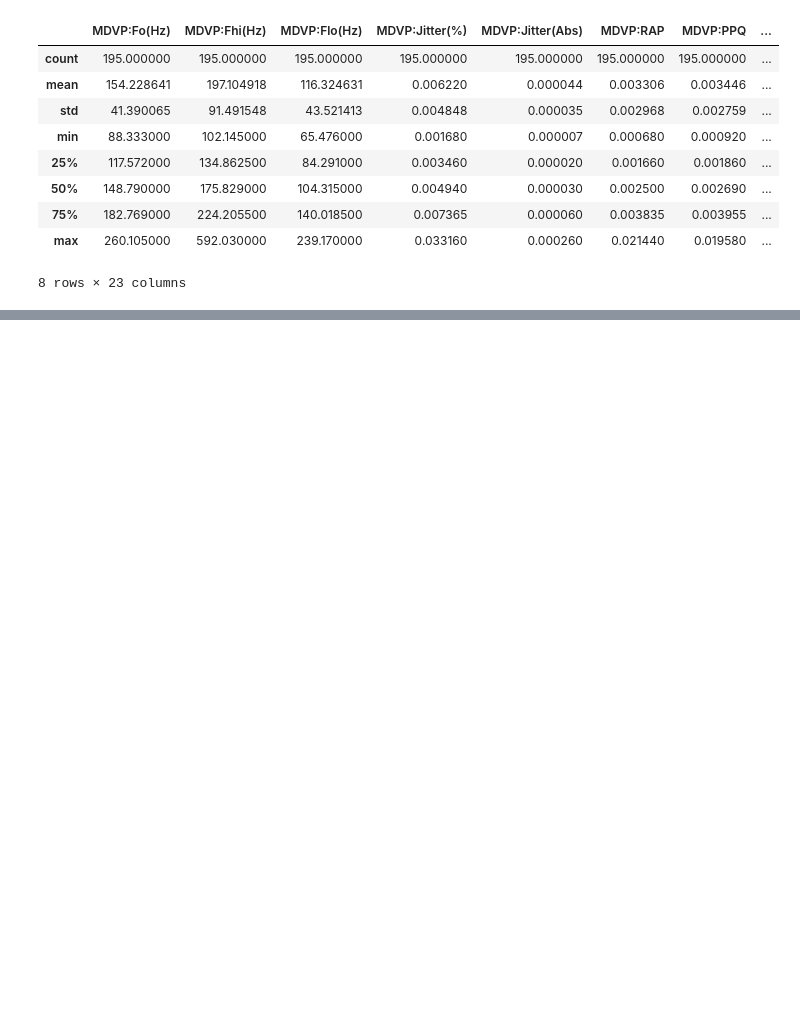
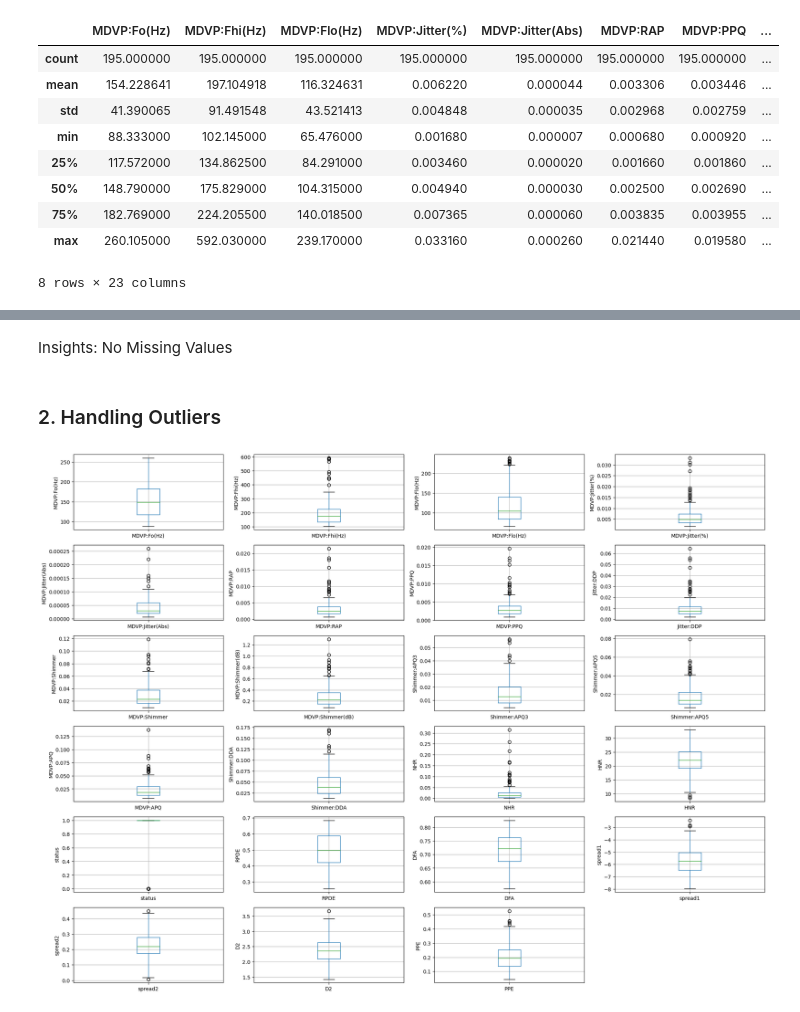
Before and after one commit to KalyanM45/OpenHealth, a Jupyter notebook: Notebook_Experiments/Parkinsons_Disease_Prediction.ipynb, the cells around one changed output, grey strips where cells are left out. Drawn from its saved outputs; the diff is of its cells as text; code cells hidden in the pictures; blank space fills up the shorter version.

Commit message:
Parkinsons Model Update

```diff
--- a/Notebook_Experiments/Parkinsons_Disease_Prediction.ipynb
+++ b/Notebook_Experiments/Parkinsons_Disease_Prediction.ipynb
@@ -21,5 +29,5 @@ from sklearn.metrics import accuracy_score, precision_score, recall_score, f1_sc
 # %%
-df = pd.read_csv('Data/parkinsons.txt')
+df=pd.read_csv('Data/parkinsons.csv')
 df
 # %% [output]
 |  | name | MDVP:Fo(Hz) | MDVP:Fhi(Hz) | MDVP:Flo(Hz) | MDVP:Jitter(%) | MDVP:Jitter(Abs) | MDVP:RAP | ... |
@@ -37,0 +53,2 @@ df
+# %%
+df = df.drop("name",axis=1)
@@ -90,0 +88,9 @@ y = labels
+# %%
+categorical_columns = []
+numerical_columns = []
+
+for col in df.columns:
+    if df[col].dtype == 'object':
+        categorical_columns.append(col)
+    else:
+        numerical_columns.append(col)
@@ -90,0 +132,20 @@ y = labels
+# %% [markdown]
+Insights: No Missing Values
+# %% [markdown]
+### 2. Handling Outliers
+# %%
+fig, axes = plt.subplots(6,4, figsize=(20, 15))
+axes = axes.flatten()
+
+for i, col in enumerate(df.columns):
+    ax = axes[i]
+    df.boxplot(column=col, ax=ax)
+    ax.set_ylabel(col)
+
+for j in range(len(df.columns), 6*4):
+    fig.delaxes(axes[j])
+
+plt.tight_layout()
+plt.show()
+# %% [output]
+[figure, added]
```
Also changed, not shown: parts of 35 cells of this notebook, 2 other files.
